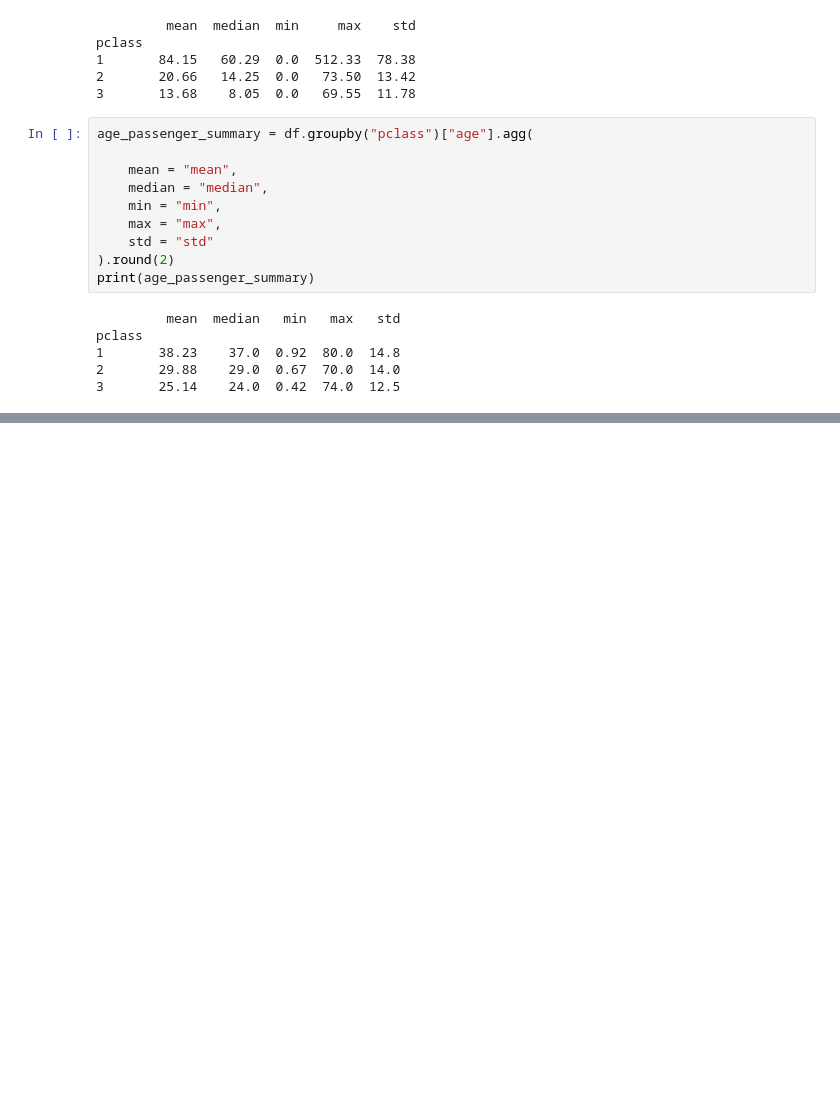
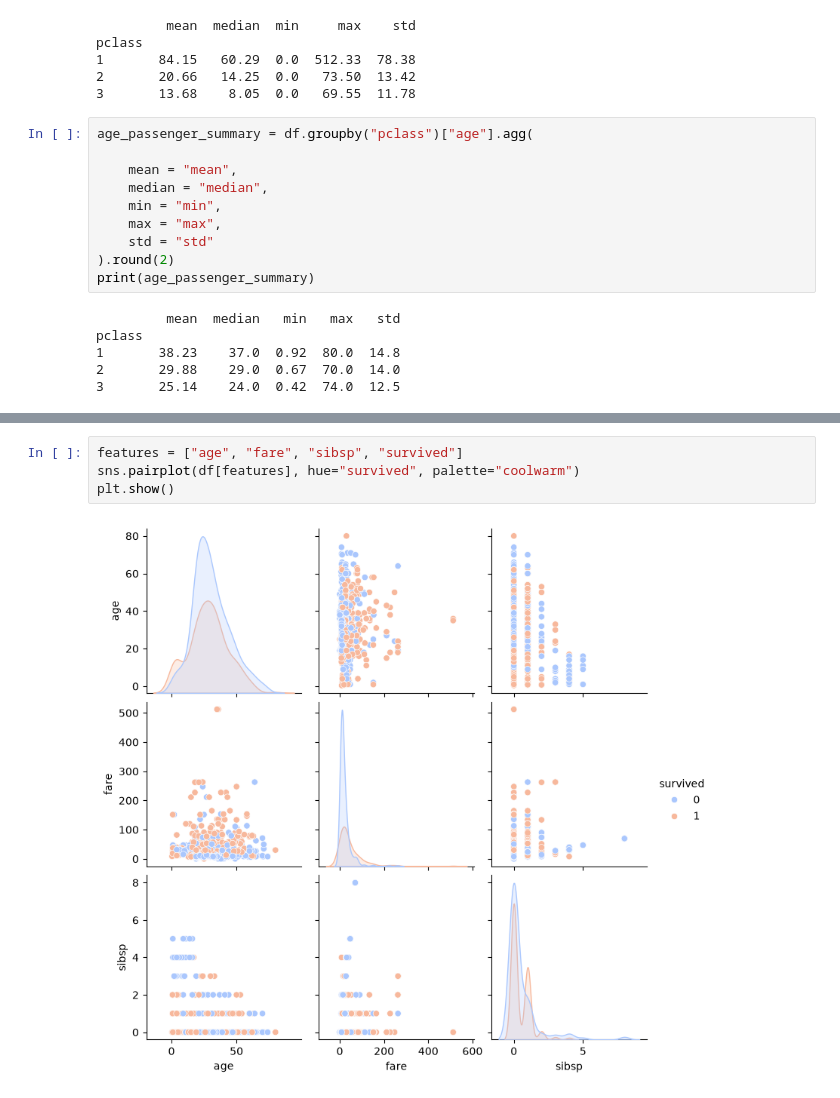
Before and after one commit to Abijith-RA/Recap_ML, a Jupyter notebook: Paper two/week 9/EDAtitanic/PractOne.ipynb, the cells around one changed output, grey strips where cells are left out. Cells and saved outputs as stored; diff of their text form; blank space fills up the shorter version.

```diff
--- a/Paper two/week 9/EDAtitanic/PractOne.ipynb
+++ b/Paper two/week 9/EDAtitanic/PractOne.ipynb
@@ -530,0 +606,6 @@ pclass
+# %%
+features = ["age", "fare", "sibsp", "survived"]
+sns.pairplot(df[features], hue="survived", palette="coolwarm")
+plt.show()
+# %% [output]
+[figure, added]
```
Also changed, not shown: parts of 13 cells of this notebook, 6 other files.
